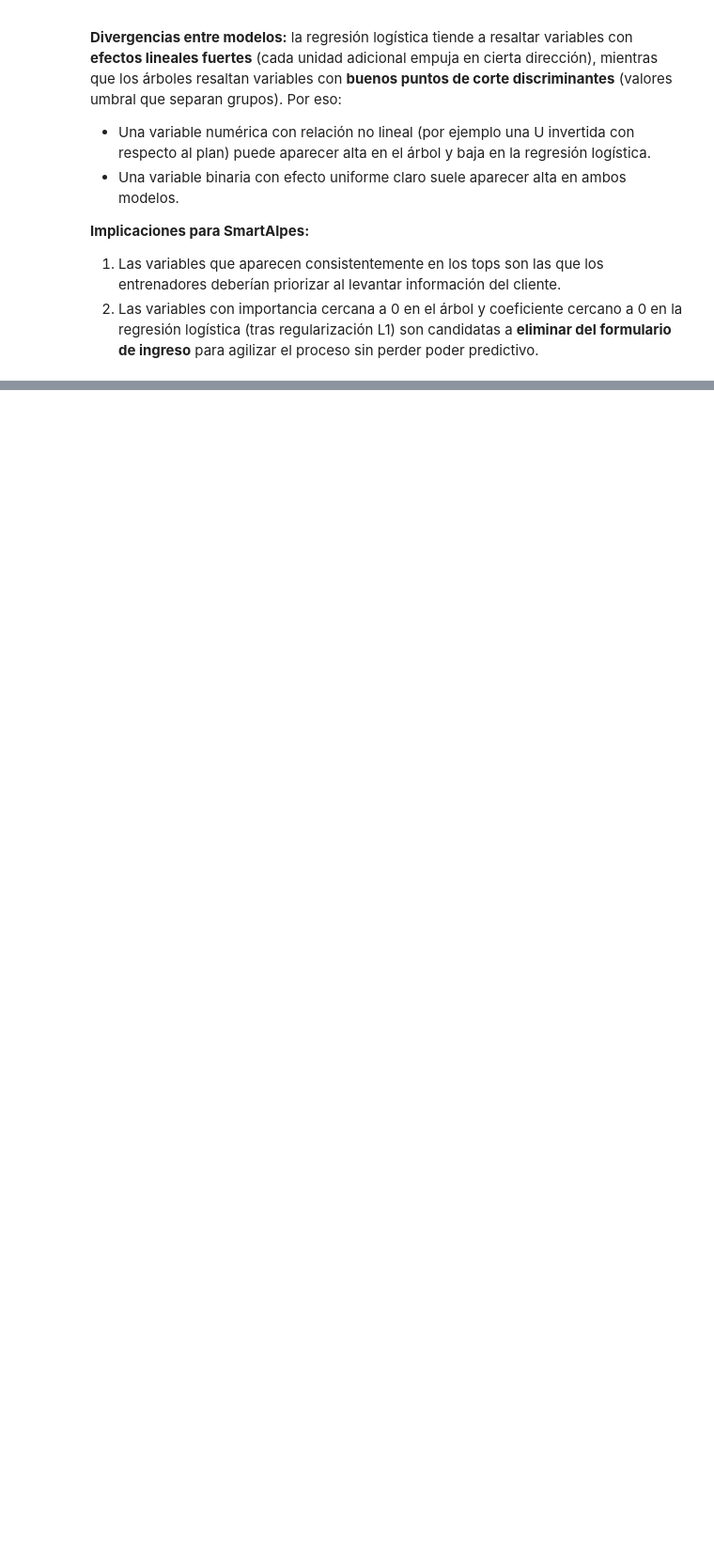
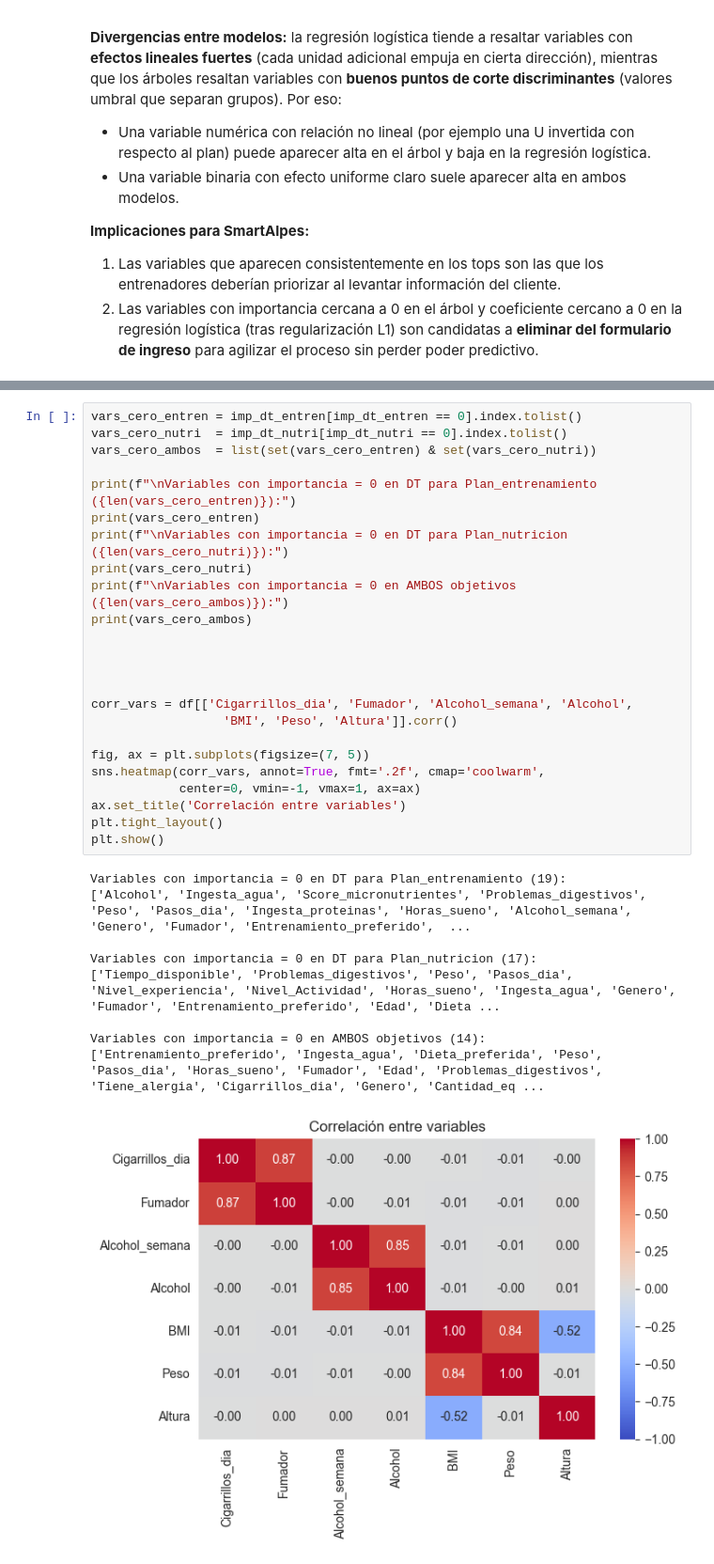
Before and after one commit to w-pollock/Grupo33-Lab3, a Jupyter notebook: Lab3.ipynb, the cells around one changed output, grey strips where cells are left out. Shown at 94% size. Saved outputs shown, nothing was run; the diff lists cells and outputs as text; blank space fills up the shorter version.

```diff
--- a/Lab3.ipynb
+++ b/Lab3.ipynb
@@ -853,0 +905,34 @@ plt.show()
+# %%
+vars_cero_entren = imp_dt_entren[imp_dt_entren == 0].index.tolist()
+vars_cero_nutri  = imp_dt_nutri[imp_dt_nutri == 0].index.tolist()
+vars_cero_ambos  = list(set(vars_cero_entren) & set(vars_cero_nutri))
+
+print(f"\nVariables con importancia = 0 en DT para Plan_entrenamiento ({len(vars_cero_entren)}):")
+print(vars_cero_entren)
+print(f"\nVariables con importancia = 0 en DT para Plan_nutricion ({len(vars_cero_nutri)}):")
+print(vars_cero_nutri)
+print(f"\nVariables con importancia = 0 en AMBOS objetivos ({len(vars_cero_ambos)}):")
+print(vars_cero_ambos)
+
+
+
+
+corr_vars = df[['Cigarrillos_dia', 'Fumador', 'Alcohol_semana', 'Alcohol',
+                  'BMI', 'Peso', 'Altura']].corr()
+
+fig, ax = plt.subplots(figsize=(7, 5))
+sns.heatmap(corr_vars, annot=True, fmt='.2f', cmap='coolwarm',
+            center=0, vmin=-1, vmax=1, ax=ax)
+ax.set_title('Correlación entre variables')
+plt.tight_layout()
+plt.show()
+# %% [output]
+Variables con importancia = 0 en DT para Plan_entrenamiento (19):
+['Alcohol', 'Ingesta_agua', 'Score_micronutrientes', 'Problemas_digestivos', 'Peso', 'Pasos_dia', 'Ingesta_proteinas', 'Horas_sueno', 'Alcohol_semana', 'Genero', 'Fumador', 'Entrenamiento_preferido',  ...
+
+Variables con importancia = 0 en DT para Plan_nutricion (17):
+['Tiempo_disponible', 'Problemas_digestivos', 'Peso', 'Pasos_dia', 'Nivel_experiencia', 'Nivel_Actividad', 'Horas_sueno', 'Ingesta_agua', 'Genero', 'Fumador', 'Entrenamiento_preferido', 'Edad', 'Dieta ...
+
+Variables con importancia = 0 en AMBOS objetivos (14):
+['Entrenamiento_preferido', 'Ingesta_agua', 'Dieta_preferida', 'Peso', 'Pasos_dia', 'Horas_sueno', 'Fumador', 'Edad', 'Problemas_digestivos', 'Tiene_alergia', 'Cigarrillos_dia', 'Genero', 'Cantidad_eq ...
+[figure, added]
```
Also changed, not shown: parts of 41 cells of this notebook, 2 other files.
